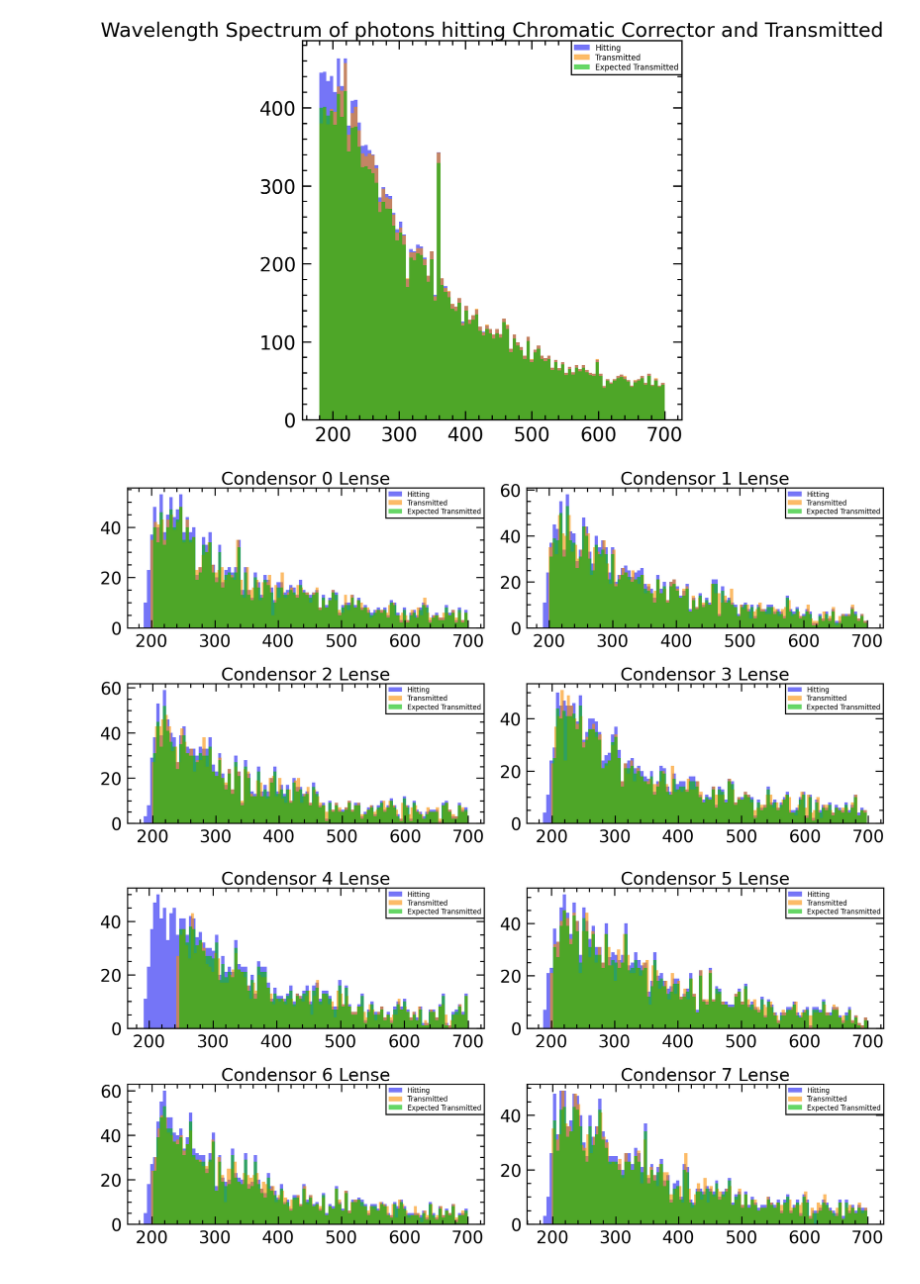
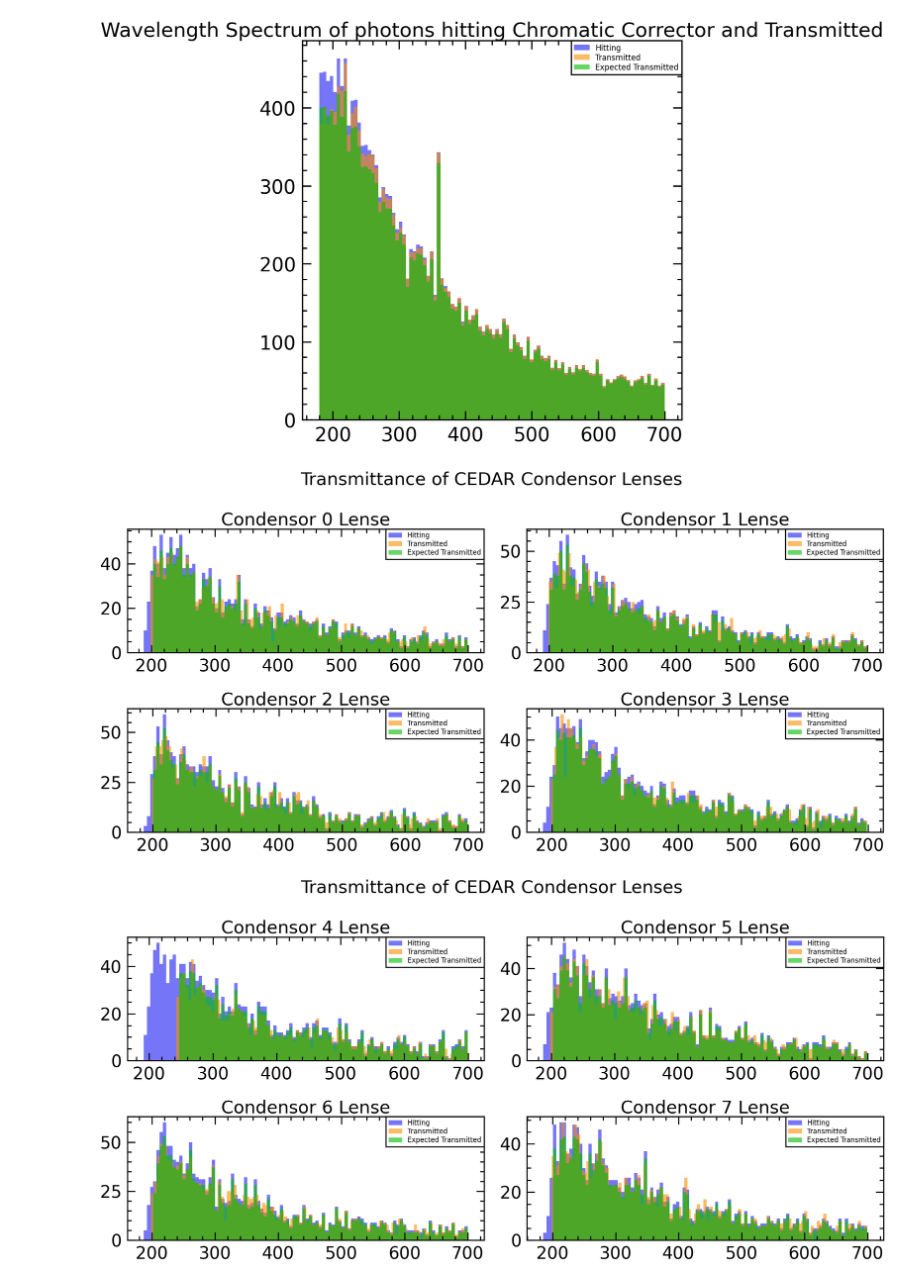
Before and after one commit to SandersJack/NA62_CEDARH_Handbook, a Jupyter notebook: CEDAR_Handbook.ipynb, the cells around one changed output. Cells and saved outputs as stored; diff of their text form; code cells hidden in the pictures.

```diff
--- a/CEDAR_Handbook.ipynb
+++ b/CEDAR_Handbook.ipynb
@@ -360,6 +366,7 @@ plt.show()
 [figure]
 # %%
 fig03, ax03 = plt.subplots(2, 2, figsize=(20, 10))
+fig03.suptitle("Transmittance of CEDAR Condensor Lenses")
 row = 0
 for p in range(4):
     col = p%2
@@ -380,30 +387,31 @@ for p in range(4):
     axis.legend()
 plt.show()
 # %% [output]
-[figure, old version]
+[figure, new version]
 # %%
 fig03_1, ax03_1 = plt.subplots(2, 2, figsize=(20, 10))
+fig03_1.suptitle("Transmittance of CEDAR Condensor Lenses")
 row = 0
 for p in range(4,8):
     col = p%2
     axis = ax03_1[row,col]
     if p%2 == 1:
         row += 1
     counts3, bins3 , bars3 = axis.hist(condensor_hit[p],bins=100,label="Hitting",alpha=0.6)
     axis.hist(condensor_trans[p],bins=100,label="Transmitted",alpha=0.6)
 
     condexpected = []
     for i in range(len(counts3)):
         condcounts = counts3[i]*(CEDARH.CondenserCEDARHTransmittance(p,bins3[i]))
         for t in range(int(condcounts)):
             condexpected.append(bins3[i])
 
     axis.hist(condexpected,bins=100,label="Expected Transmitted",alpha=0.6,range=(min(bins3),max(bins3)))
     axis.set_title("Condensor {} Lense".format(p))
     axis.legend()
 
 plt.show()
 # %% [output]
-[figure, old version]
+[figure, new version]
 # %%
 fig04, ax04 = plt.subplots(2, 2, figsize=(20, 10))
```
Also changed, not shown: parts of 7 cells of this notebook.
